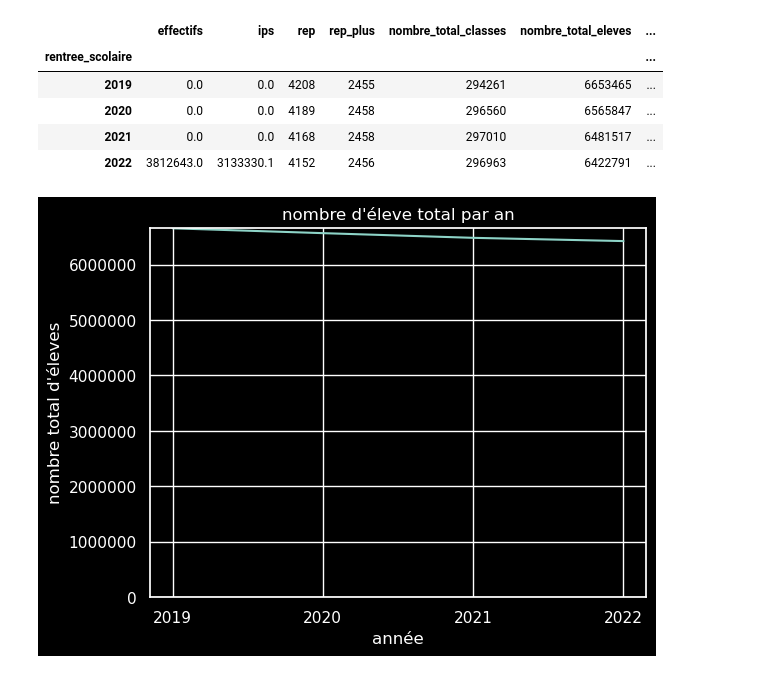
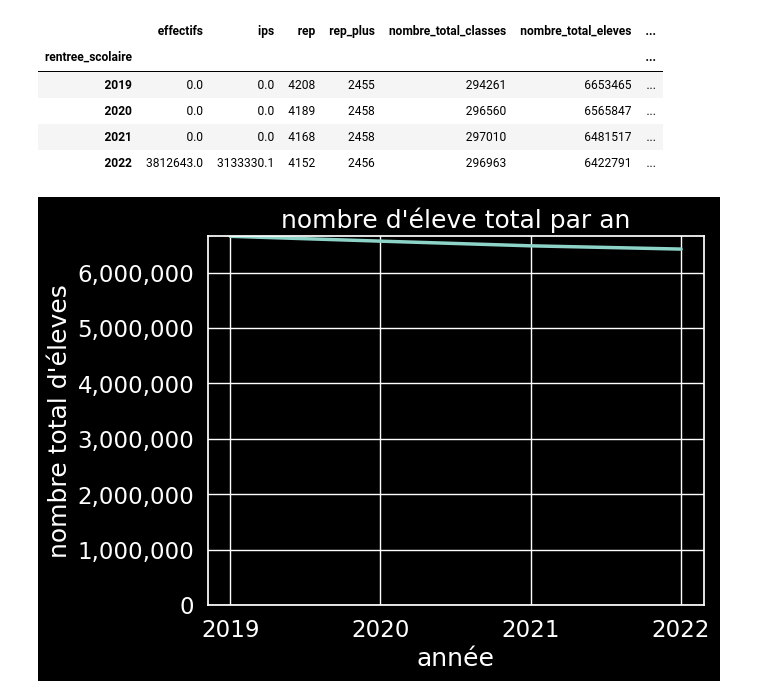
Before and after one commit to barrmath/data_educ, a Jupyter notebook: nettoyage_et_analyse.ipynb, the cells around one changed output. Drawn from its saved outputs; the diff is of its cells as text; code cells hidden in the pictures.

```diff
--- a/nettoyage_et_analyse.ipynb
+++ b/nettoyage_et_analyse.ipynb
@@ -148,9 +149,9 @@ dtypes: float64(2), int64(14), object(16)
 memory usage: 49.1+ MB
 # %%
 # supression colonne en double
-fichier_ecole_elementaire.drop(columns=['academie_y','departement_y','secteur_y'],inplace=True)
-# renomme les colonnes avec un _x
-fichier_ecole_elementaire.rename(columns={'academie_x':'academie','departement_x':'departement','secteur_x':'secteur'},inplace=True)
+fichier_ecole_elementaire.drop(columns=['academie_x','departement_x','secteur_x'],inplace=True)
+# renomme les colonnes avec un _y
+fichier_ecole_elementaire.rename(columns={'academie_y':'academie','departement_y':'departement','secteur_y':'secteur'},inplace=True)
 # %%
 # création fichier college
 fichier_college = pd.merge(effectif_colleges,collegue_stat,left_on=['rentree_scolaire','numero_college'],right_on=['rentree_scolaire','uai'],how='outer')
@@ -185,10 +186,14 @@ voir l évolution des effectifs globale des effectifs en primaire<br>
 voir la repartition dans les classes en 2022<br>
 # %%
 # style graphe :
-sns.set_theme(style="darkgrid")
+sns.set_theme(style="whitegrid")
 plt.style.use("dark_background")
+sns.set_context("notebook", font_scale=1.5, rc={"lines.linewidth": 2.5})
 # %%
 france_ecole = fichier_ecole_elementaire.groupby(by='rentree_scolaire').sum(numeric_only=True)
+# %%
+france_ecole["pourcentage_ulis"] = france_ecole["nombre_eleves_ulis"] / france_ecole["nombre_total_eleves"] *100
+france_ecole["ulis_moyen_classe"] = france_ecole["nombre_eleves_ulis"] / france_ecole["nombre_total_classes"]
 # %%
 france_ecole.head()
 # %% [output]
@@ -203,13 +208,14 @@ france_ecole["Nombre_eleves_par_classe_moyenne"] = france_ecole['nombre_total_el
 # %%
 #faire un graphe qui montre le nombre d'eleve
 fig,ax = plt.subplots()
 sns.lineplot(data=france_ecole,x='rentree_scolaire',y='nombre_total_eleves',ax=ax)
 ax.set_ylim(0)
 ax.ticklabel_format(axis='y',style='plain')
 ax.xaxis.set_major_locator(MaxNLocator(integer=True))
+ax.get_yaxis().set_major_formatter(FuncFormatter(lambda x, p: format(int(x), ",")))
 ax.set_title("nombre d'éleve total par an")
 ax.set_xlabel("année")
 ax.set_ylabel("nombre total d'éleves")
 plt.show()
 # %% [output]
-[figure, old version]
+[figure, new version]
```
Also changed, not shown: parts of 22 cells of this notebook.
